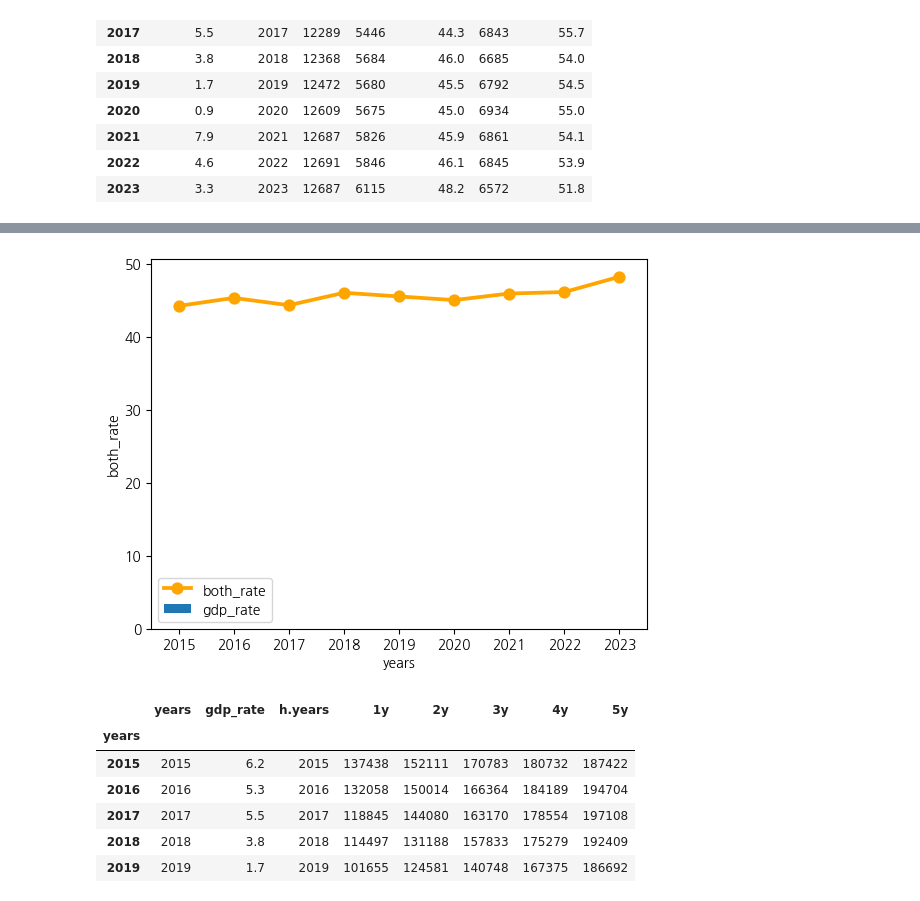
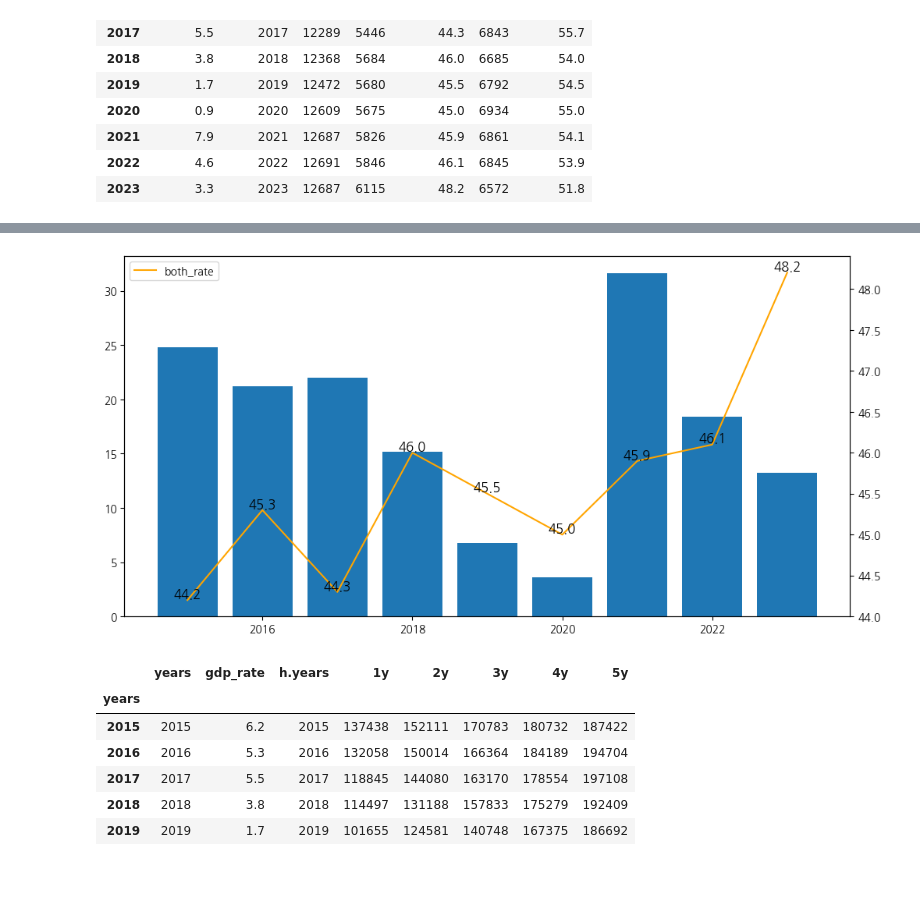
Before and after one commit to matdongsan5/Project, a Jupyter notebook: SQL_이정욱/visula.ipynb, the cells around one changed output, grey strips where cells are left out. Saved outputs shown, nothing was run; the diff lists cells and outputs as text; code cells hidden in the pictures; blank space fills up the shorter version.

```diff
--- a/SQL_이정욱/visula.ipynb
+++ b/SQL_이정욱/visula.ipynb
@@ -142,25 +170,26 @@ ebwDF
 # %%
-fig, ax = plt.subplots()
+fig, ax = plt.subplots(figsize=(12,6))
 xdata =ebwDF.index
 ydata = ebwDF['gdp_rate']*4
 ydata2 = ebwDF['both_rate']
 ax.bar(x=xdata, height=ydata, label='gdp_rate')
 
 ax2 = ax.twinx()
-.pointplot(x=xdata, y=ydata2,color='orange',label='both_rate')
+ax2.plot(xdata, ydata2,color='orange',label='both_rate')
 
 
 # for x, y in enumerate(ebwDF['gdp_rate']):
-#     plt.text(x, y*4, f'{y:.1f}', ha='center', va='bottom', fontsize=12, color='black')
+    # plt.text(x, y*4, f'{y:.1f}', ha='center', va='bottom', fontsize=12, color='black')
 
 
-# for x, y in enumerate(ydata2):
-#     plt.text(x, y, f'{y}', ha='center', va='bottom', fontsize=12, color='black')
+for i in range(len(ebwDF['both_rate'])):
+    plt.text(xdata[i], ebwDF.iloc[i,4], f'{ebwDF.iloc[i,4]}', ha='center', va='bottom', fontsize=12, color='black')
+    # print(xdata[i], ebwDF.iloc[i,4])
 
 plt.legend()
 plt.show()
 # %% [output]
-[figure, old version]
+[figure, new version]
 # %%
 cur = conn.cursor(pymysql.cursors.DictCursor)
 cur.execute('''
```
Also changed, not shown: parts of 2 cells of this notebook, 19 other files.
